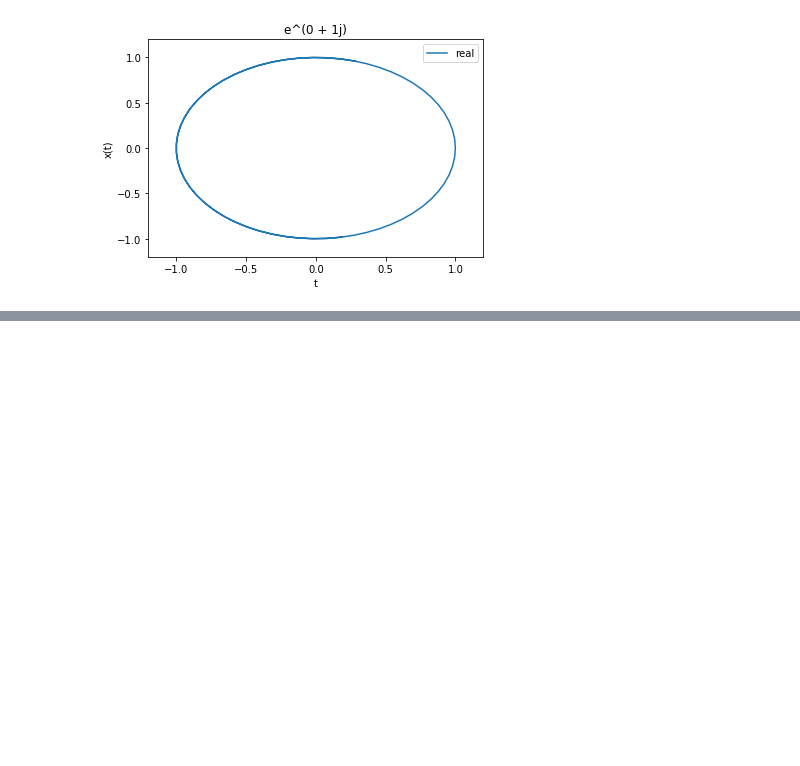
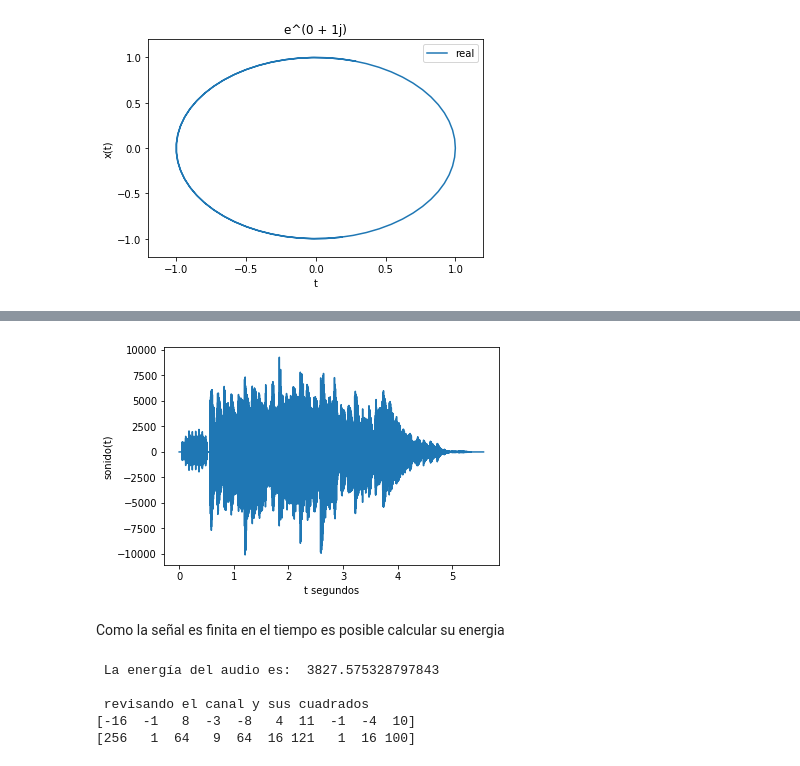
Before and after one commit to waltermayor/DigitalSignalProce_colab, a Jupyter notebook: clases/clase1.ipynb, the cells around one changed output, grey strips where cells are left out. Saved outputs shown, nothing was run; the diff lists cells and outputs as text; code cells hidden in the pictures; blank space fills up the shorter version.

```diff
--- a/clases/clase1.ipynb
+++ b/clases/clase1.ipynb
@@ -111,0 +125,47 @@ plt.show()
+# %%
+
+
+import numpy as np
+import matplotlib.pyplot as plt
+import scipy.io.wavfile as waves
+
+# INGRESO
+# archivo = input('archivo de audio: ')
+archivo = 'Alarm01.wav'
+muestreo, sonido = waves.read(archivo)
+
+# PROCEDIMIENTO
+muestra = len(sonido)
+dt = 1/muestreo
+t = np.arange(0,muestra*dt,dt)
+uncanal = sonido[:,0]
+
+# SALIDA - Observación intermedia
+plt.plot(t,uncanal)
+plt.xlabel('t segundos')
+plt.ylabel('sonido(t)')
+plt.show()
+# %% [output]
+[figure, added]
+# %% [markdown]
+Como la señal es finita en el tiempo es posible calcular su energia
+# %%
+import scipy.integrate as integrate
+
+# cuadrado de la señal para el integral de energía
+cuadrado = uncanal**2
+
+#integrando a partir de muestras de la señal
+energia = integrate.simps(cuadrado,t)
+
+# SALIDA
+print(' La energía del audio es: ',energia)
+print('\n revisando el canal y sus cuadrados')
+print(uncanal[2500:2510])
+print(cuadrado[2500:2510])
+# %% [output]
+ La energía del audio es:  3827.575328797843
+
+ revisando el canal y sus cuadrados
+[-16  -1   8  -3  -8   4  11  -1  -4  10]
+[256   1  64   9  64  16 121   1  16 100]
```
Also changed, not shown: parts of 6 cells of this notebook.
